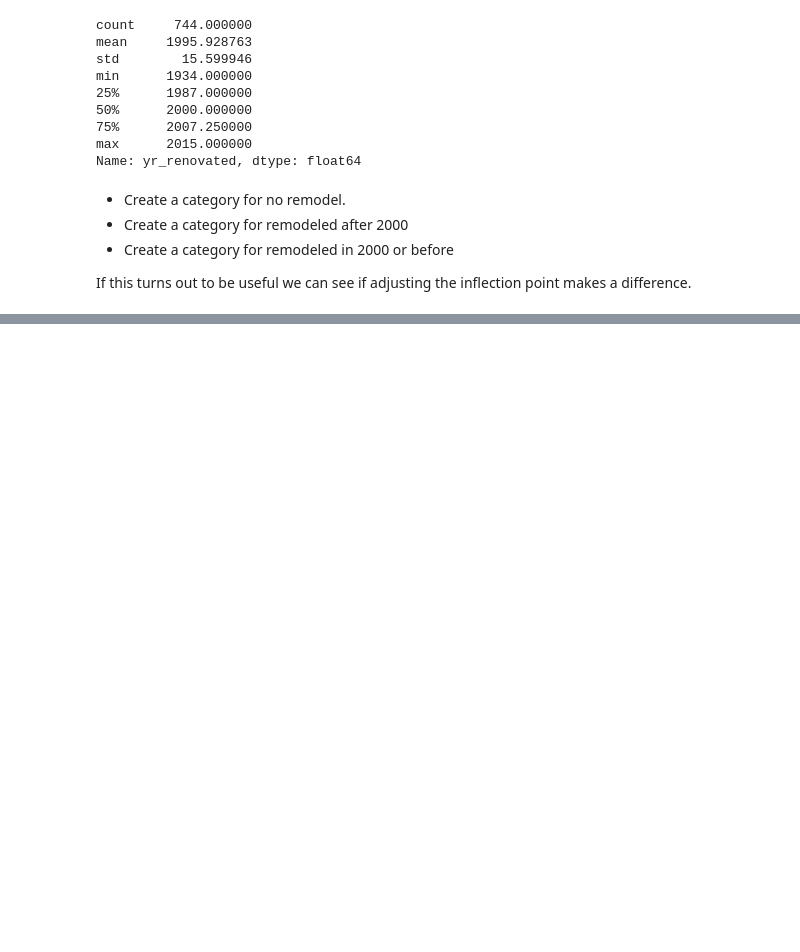
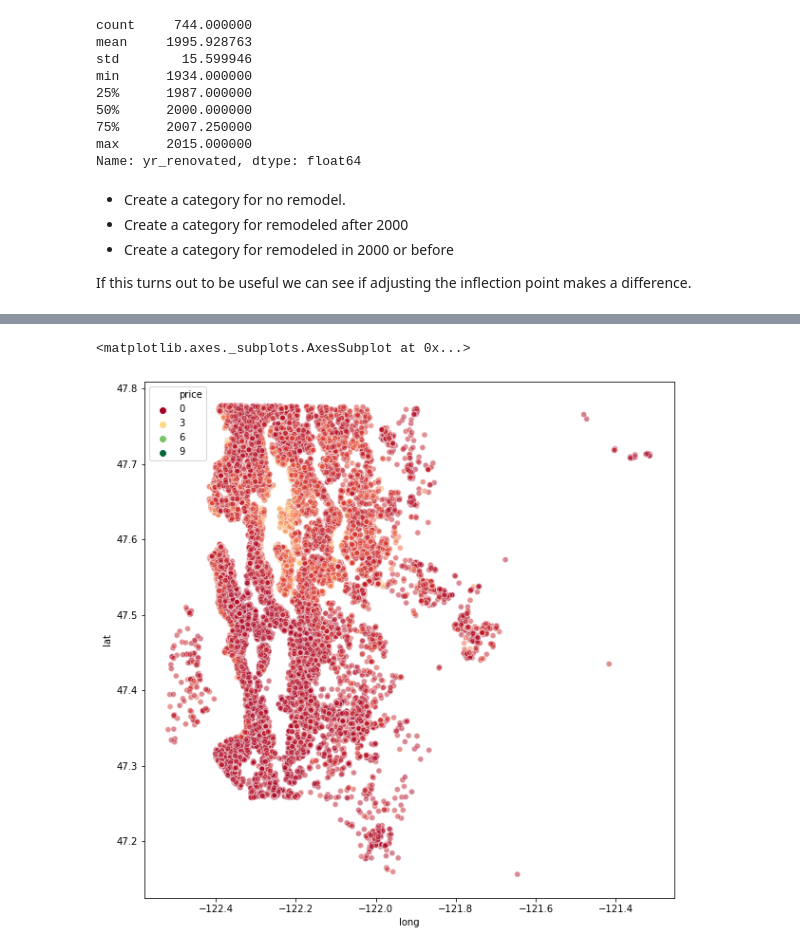
Before and after one commit to benbogart/King-County-Housing-Price, a Jupyter notebook: Project.ipynb, the cells around one changed output, grey strips where cells are left out. Drawn from its saved outputs; the diff is of its cells as text; code cells hidden in the pictures; blank space fills up the shorter version.

```diff
--- a/Project.ipynb
+++ b/Project.ipynb
@@ -245,0 +716,8 @@ df['renovation_cat'] = pd.cut(df['yr_renovated'],
+# %%
+plt.figure(figsize=(10,10))
+sns.scatterplot(x='long', y='lat',
+                alpha= .5, hue='price', palette='RdYlGn',
+                data=df_pp)
+# %% [output]
+<matplotlib.axes._subplots.AxesSubplot at 0x...>
+[figure, added]
```
Also changed, not shown: parts of 183 cells of this notebook, 2 other files.
